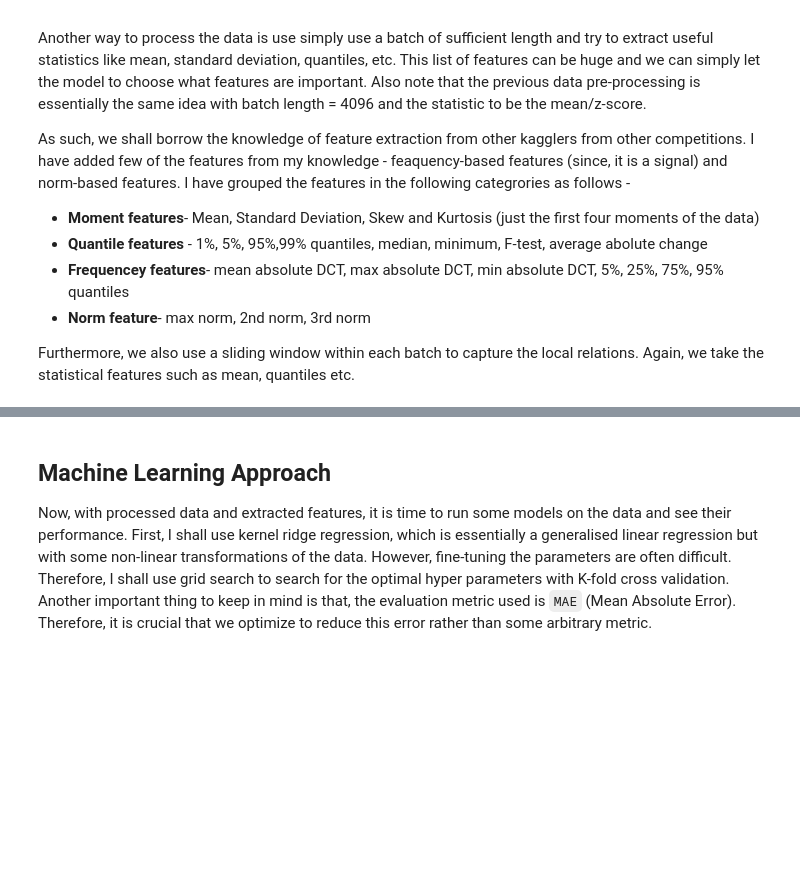
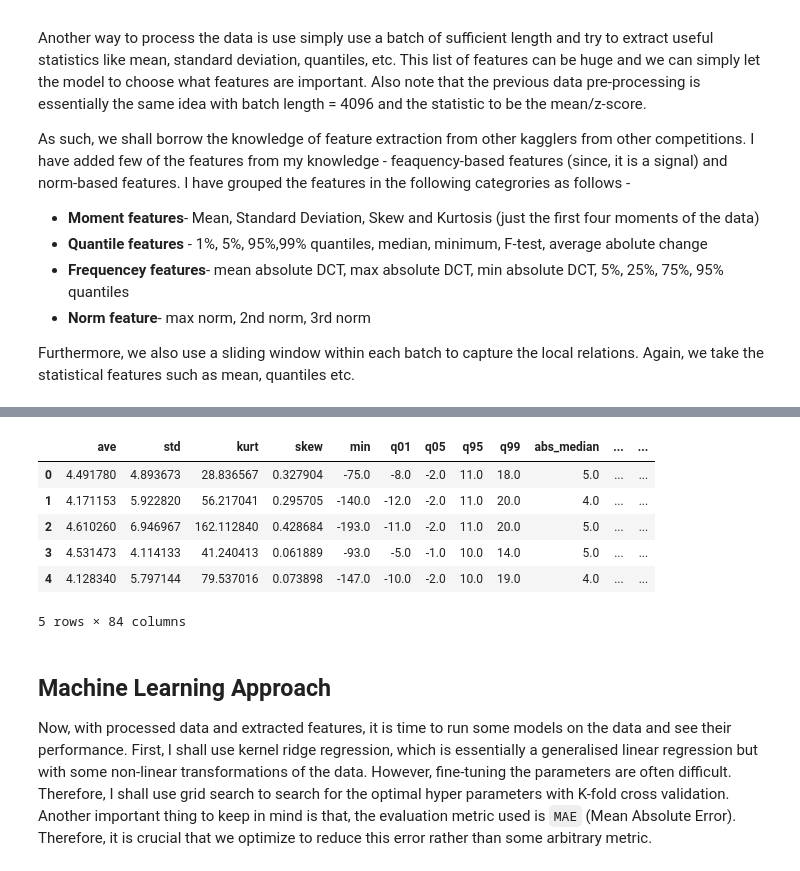
Before and after one commit to AntixK/Earthquake-Prediction, a Jupyter notebook: Main.ipynb, the cells around one changed output, grey strips where cells are left out. Saved outputs shown, nothing was run; the diff lists cells and outputs as text; code cells hidden in the pictures; blank space fills up the shorter version.

```diff
--- a/Main.ipynb
+++ b/Main.ipynb
@@ -134,3 +210,15 @@ X_tr.head()
+# %%
+#Test head
+
+X_ts.head()
+# %% [output]
+|  | ave | std | kurt | skew | min | q01 | q05 | q95 | q99 | abs_median | ... | ... |
+| 0 | 4.491780 | 4.893673 | 28.836567 | 0.327904 | -75.0 | -8.0 | -2.0 | 11.0 | 18.0 | 5.0 | ... | ... |
+| 1 | 4.171153 | 5.922820 | 56.217041 | 0.295705 | -140.0 | -12.0 | -2.0 | 11.0 | 20.0 | 4.0 | ... | ... |
+| 2 | 4.610260 | 6.946967 | 162.112840 | 0.428684 | -193.0 | -11.0 | -2.0 | 11.0 | 20.0 | 5.0 | ... | ... |
+| 3 | 4.531473 | 4.114133 | 41.240413 | 0.061889 | -93.0 | -5.0 | -1.0 | 10.0 | 14.0 | 5.0 | ... | ... |
+| 4 | 4.128340 | 5.797144 | 79.537016 | 0.073898 | -147.0 | -10.0 | -2.0 | 10.0 | 19.0 | 4.0 | ... | ... |
+5 rows × 84 columns
 # %% [markdown]
 ## Machine Learning Approach
 
```
Also changed, not shown: parts of 23 cells of this notebook, 12 other files.
